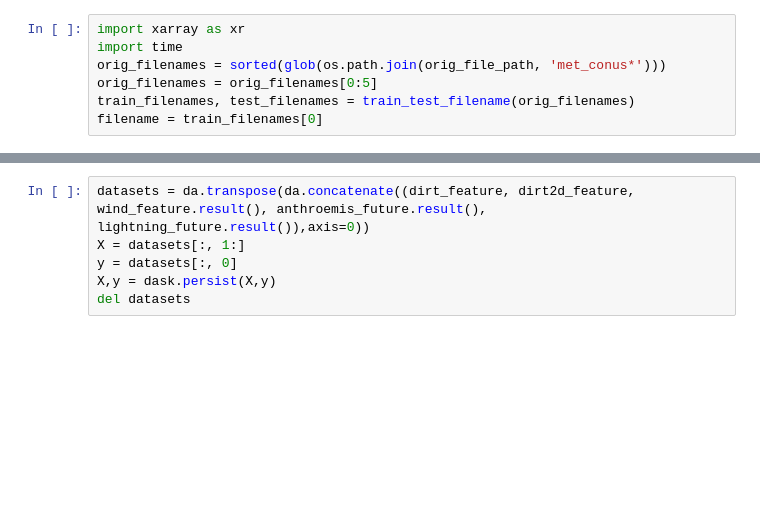
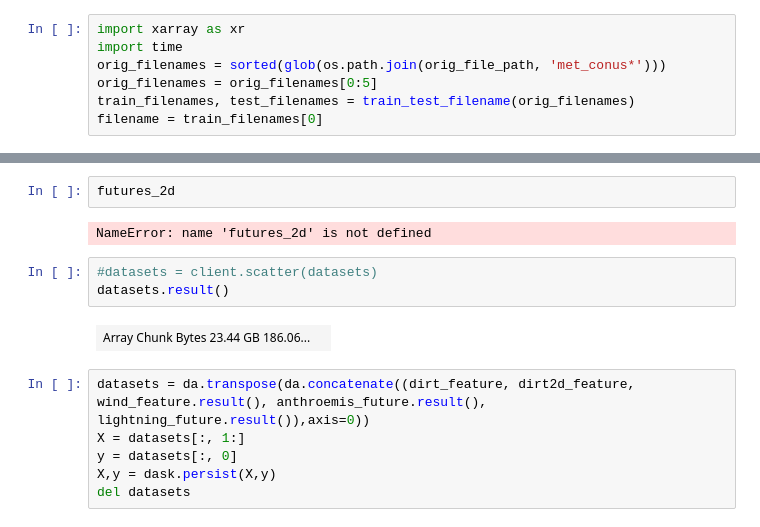
Before and after one commit to qdzhu/SatelliteNO2, a Jupyter notebook: ml-setup.ipynb, the cells around one changed output, grey strips where cells are left out. Saved outputs shown, nothing was run; the diff lists cells and outputs as text; blank space fills up the shorter version.

```diff
--- a/ml-setup.ipynb
+++ b/ml-setup.ipynb
@@ -218,3 +302,12 @@ workers
+# %%
+futures_2d
+# %% [output]
+NameError: name 'futures_2d' is not defined
+# %%
+#datasets = client.scatter(datasets)
+datasets.result()
+# %% [output]
+| Array Chunk Bytes 23.44 GB 186.06... |  |
 # %%
 datasets = da.transpose(da.concatenate((dirt_feature, dirt2d_feature, wind_feature.result(), anthroemis_future.result(), lightning_future.result()),axis=0))
 X = datasets[:, 1:]
```
Also changed, not shown: parts of 16 cells of this notebook, 1 other file.
